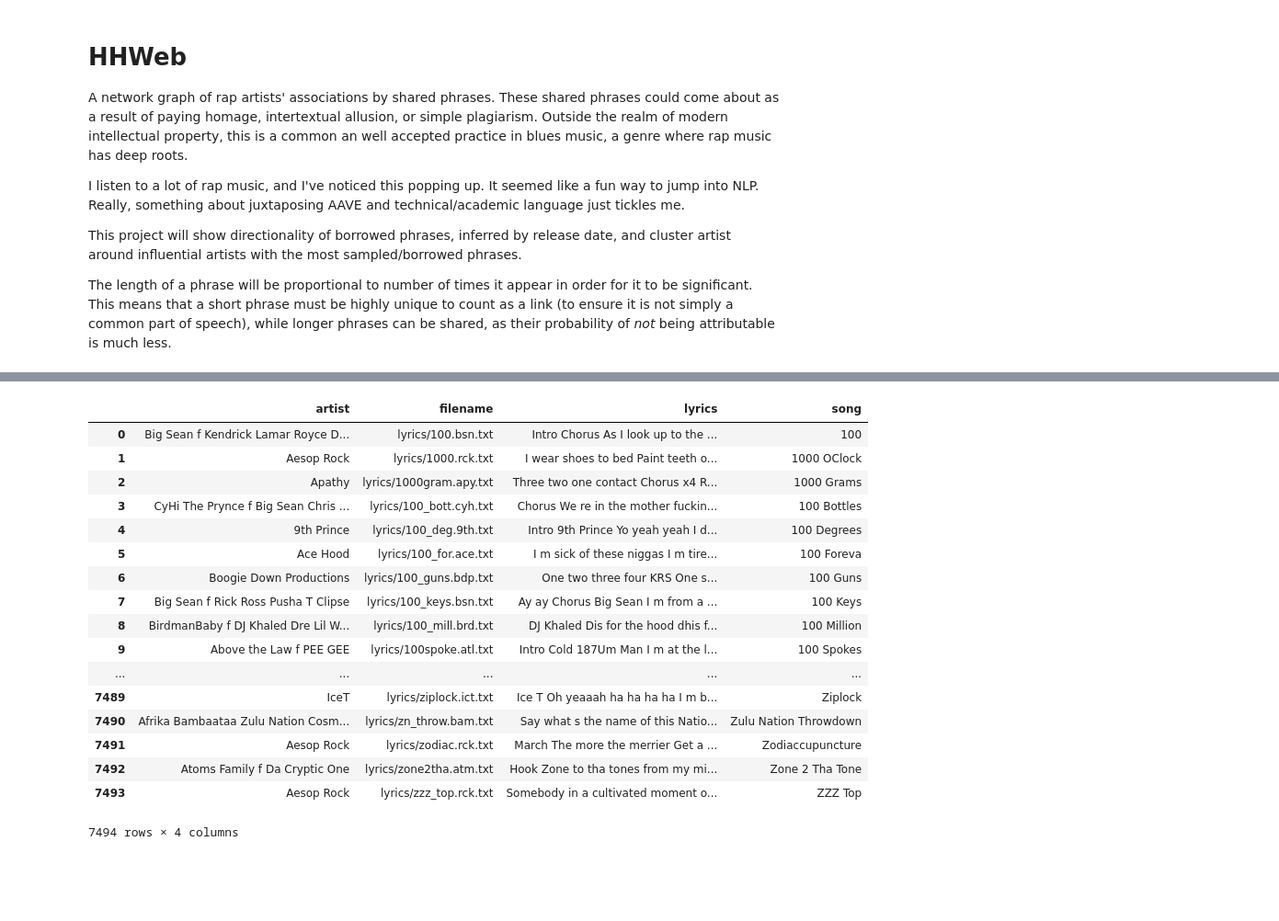
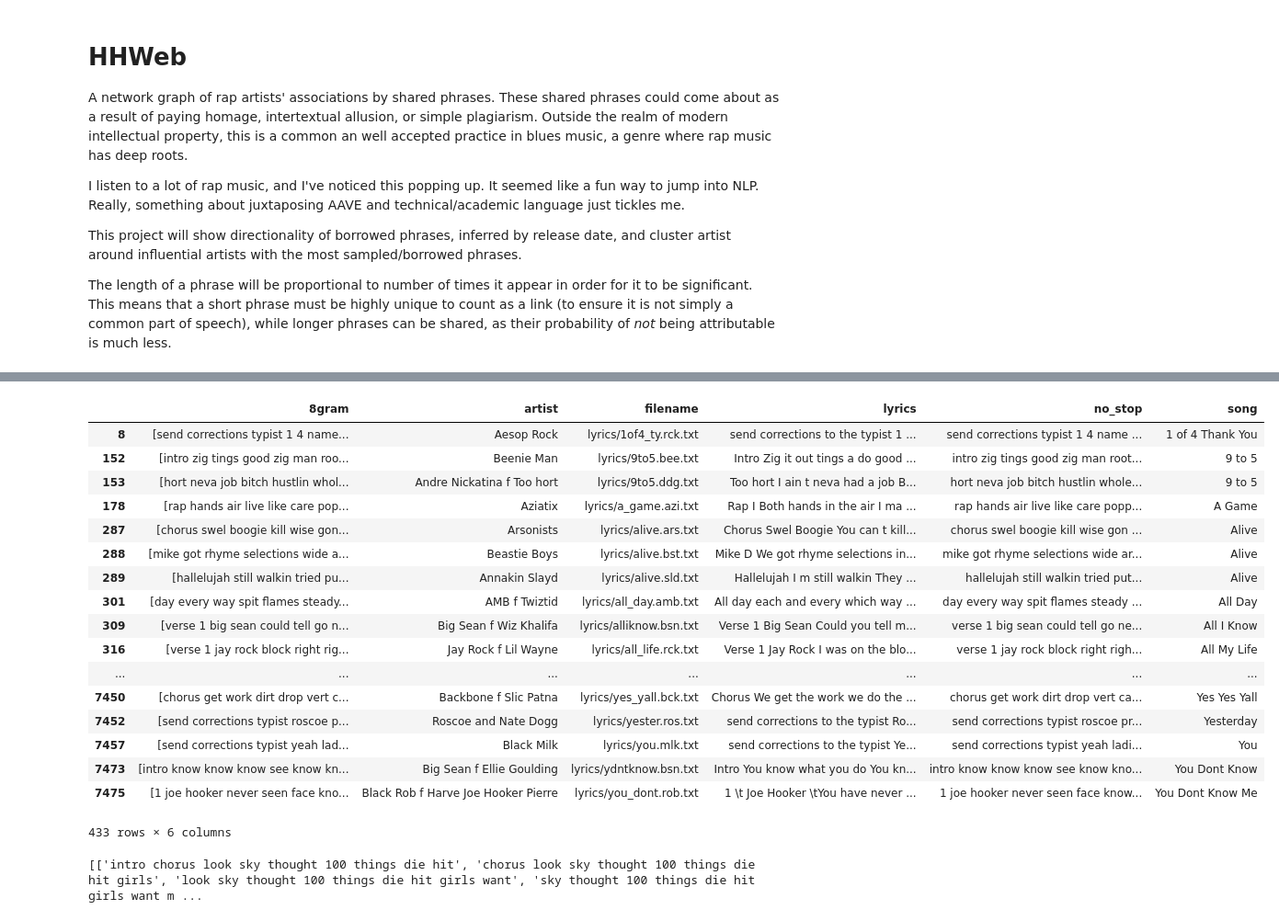
Before and after one commit to nlipsyc/hiphop_web, a Jupyter notebook: hhweb.ipynb, the cells around one changed output, grey strips where cells are left out. Shown: that part at 92% size. Cells and saved outputs as stored; diff of their text form; code cells hidden in the pictures; blank space fills up the shorter version.

```diff
--- a/hhweb.ipynb
+++ b/hhweb.ipynb
@@ -41,7 +45,7 @@ def new_ident():
     pysocks.setdefaultproxy(pysocks.PROXY_TYPE_SOCKS5 , "127.0.0.1", 9050, True)
     socket.socket = pysocks.socksocket
     print('Connecting from {}'.format(requests.get('http://icanhazip.com').text))
-    time.sleep(10)
+    time.sleep(8)
 
 
 for i in range(0,1):
@@ -186,6 +203,7 @@ class MLStripper(HTMLParser):
         return ''.join(self.fed)
 
 df_data = defaultdict(list)
+stpwrds = stopwords.words('english')
 for filename in glob.iglob('lyrics/*.txt', recursive=True):
     with open(filename, 'r') as f:
         stripped_lyrics = f.read()
@@ -198,30 +216,19 @@ for filename in glob.iglob('lyrics/*.txt', recursive=True):
             artist = artist.group(1)
             song = song.group(1)
             lyrics = lyrics.group(2).replace('\n', ' ')# group(1) is the transcriber
-            lyrics = re.sub('[!-/:-@[-`{-~]', ' ', lyrics) # These tokens should be converted to spaces
+            lyrics = re.sub('[^0-9A-Za-z\s]', ' ', lyrics) # These tokens should be converted to spaces
+            # The ing --> in mutation will be a shitshow. So long as it's consistent the
+            # "thing", "ring", etc. issues should be negligble with a large enough word group length
+            lyrics = re.sub('ing ', 'in ', lyrics)
+            # TODO Take care of the --> da
+            #      as --> az (nigg)
+            no_stop = ' '.join([w for w in lyrics.lower().split() if w not in stpwrds])
 
             df_data["filename"].append(filename)
             df_data["artist"].append(''.join(re.findall('[a-zA-Z0-9\s]', artist)))
             df_data["song"].append(''.join(re.findall('[a-zA-Z0-9\s]', song)))
-            df_data["lyrics"].append(''.join(re.findall('[a-zA-Z0-9\s]', lyrics)))
+            # We can always refer back to the pretty lyrics once we find a match
+            df_data["lyrics"].append(lyrics)
+            # We can use the lowercase, punctuation-free, stopword-free for comparison
+            df_data["no_stop"].append(no_stop)
+            df_data["8gram"].append(ngram(8, no_stop))
-# %%
-display(pd.DataFrame(df_data))
-# %% [output]
-|  | artist | filename | lyrics | song |
-| 0 | Big Sean f Kendrick Lamar Royce D... | lyrics/100.bsn.txt | Intro Chorus As I look up to the ... | 100 |
-| 1 | Aesop Rock | lyrics/1000.rck.txt | I wear shoes to bed Paint teeth o... | 1000 OClock |
-| 2 | Apathy | lyrics/1000gram.apy.txt | Three two one contact Chorus x4 R... | 1000 Grams |
-| 3 | CyHi The Prynce f Big Sean Chris ... | lyrics/100_bott.cyh.txt | Chorus We re in the mother fuckin... | 100 Bottles |
-| 4 | 9th Prince | lyrics/100_deg.9th.txt | Intro 9th Prince Yo yeah yeah I d... | 100 Degrees |
-| 5 | Ace Hood | lyrics/100_for.ace.txt | I m sick of these niggas I m tire... | 100 Foreva |
-| 6 | Boogie Down Productions | lyrics/100_guns.bdp.txt | One two three four KRS One s... | 100 Guns |
-| 7 | Big Sean f Rick Ross Pusha T Clipse | lyrics/100_keys.bsn.txt | Ay ay Chorus Big Sean I m from a ... | 100 Keys |
-| 8 | BirdmanBaby f DJ Khaled Dre Lil W... | lyrics/100_mill.brd.txt | DJ Khaled Dis for the hood dhis f... | 100 Million |
-| 9 | Above the Law f PEE GEE | lyrics/100spoke.atl.txt | Intro Cold 187Um Man I m at the l... | 100 Spokes |
-| ... | ... | ... | ... | ... |
-| 7489 | IceT | lyrics/ziplock.ict.txt | Ice T Oh yeaaah ha ha ha ha I m b... | Ziplock |
-| 7490 | Afrika Bambaataa Zulu Nation Cosm... | lyrics/zn_throw.bam.txt | Say what s the name of this Natio... | Zulu Nation Throwdown |
-| 7491 | Aesop Rock | lyrics/zodiac.rck.txt | March The more the merrier Get a ... | Zodiaccupuncture |
-| 7492 | Atoms Family f Da Cryptic One | lyrics/zone2tha.atm.txt | Hook Zone to tha tones from my mi... | Zone 2 Tha Tone |
-| 7493 | Aesop Rock | lyrics/zzz_top.rck.txt | Somebody in a cultivated moment o... | ZZZ Top |
-7494 rows × 4 columns
@@ -251,0 +235,27 @@ def ngram(n, lst):
+# %%
+lydf = pd.DataFrame(df_data).sort_values(by='song').reset_index(drop=True)
+display(lydf[lydf['song'].duplicated()])
+# %% [output]
+|  | 8gram | artist | filename | lyrics | no_stop | song |
+| 8 | [send corrections typist 1 4 name... | Aesop Rock | lyrics/1of4_ty.rck.txt | send corrections to the typist 1 ... | send corrections typist 1 4 name ... | 1 of 4 Thank You |
+| 152 | [intro zig tings good zig man roo... | Beenie Man | lyrics/9to5.bee.txt | Intro Zig it out tings a do good ... | intro zig tings good zig man root... | 9 to 5 |
+| 153 | [hort neva job bitch hustlin whol... | Andre Nickatina f Too hort | lyrics/9to5.ddg.txt | Too hort I ain t neva had a job B... | hort neva job bitch hustlin whole... | 9 to 5 |
+| 178 | [rap hands air live like care pop... | Aziatix | lyrics/a_game.azi.txt | Rap I Both hands in the air I ma ... | rap hands air live like care popp... | A Game |
+| 287 | [chorus swel boogie kill wise gon... | Arsonists | lyrics/alive.ars.txt | Chorus Swel Boogie You can t kill... | chorus swel boogie kill wise gon ... | Alive |
+| 288 | [mike got rhyme selections wide a... | Beastie Boys | lyrics/alive.bst.txt | Mike D We got rhyme selections in... | mike got rhyme selections wide ar... | Alive |
+| 289 | [hallelujah still walkin tried pu... | Annakin Slayd | lyrics/alive.sld.txt | Hallelujah I m still walkin They ... | hallelujah still walkin tried put... | Alive |
+| 301 | [day every way spit flames steady... | AMB f Twiztid | lyrics/all_day.amb.txt | All day each and every which way ... | day every way spit flames steady ... | All Day |
+| 309 | [verse 1 big sean could tell go n... | Big Sean f Wiz Khalifa | lyrics/alliknow.bsn.txt | Verse 1 Big Sean Could you tell m... | verse 1 big sean could tell go ne... | All I Know |
+| 316 | [verse 1 jay rock block right rig... | Jay Rock f Lil Wayne | lyrics/all_life.rck.txt | Verse 1 Jay Rock I was on the blo... | verse 1 jay rock block right righ... | All My Life |
+| ... | ... | ... | ... | ... | ... | ... |
+| 7450 | [chorus get work dirt drop vert c... | Backbone f Slic Patna | lyrics/yes_yall.bck.txt | Chorus We get the work we do the ... | chorus get work dirt drop vert ca... | Yes Yes Yall |
+| 7452 | [send corrections typist roscoe p... | Roscoe and Nate Dogg | lyrics/yester.ros.txt | send corrections to the typist Ro... | send corrections typist roscoe pr... | Yesterday |
+| 7457 | [send corrections typist yeah lad... | Black Milk | lyrics/you.mlk.txt | send corrections to the typist Ye... | send corrections typist yeah ladi... | You |
+| 7473 | [intro know know know see know kn... | Big Sean f Ellie Goulding | lyrics/ydntknow.bsn.txt | Intro You know what you do You kn... | intro know know know see know kno... | You Dont Know |
+| 7475 | [1 joe hooker never seen face kno... | Black Rob f Harve Joe Hooker Pierre | lyrics/you_dont.rob.txt | 1 \t Joe Hooker \tYou have never ... | 1 joe hooker never seen face know... | You Dont Know Me |
+433 rows × 6 columns
+# %%
+test_set = [ df_data['8gram'][0],  df_data['8gram'][0] ]
+print(test_set)
+# %% [output]
+[['intro chorus look sky thought 100 things die hit', 'chorus look sky thought 100 things die hit girls', 'look sky thought 100 things die hit girls want', 'sky thought 100 things die hit girls want m ...
```
Also changed, not shown: parts of 9 cells of this notebook.
